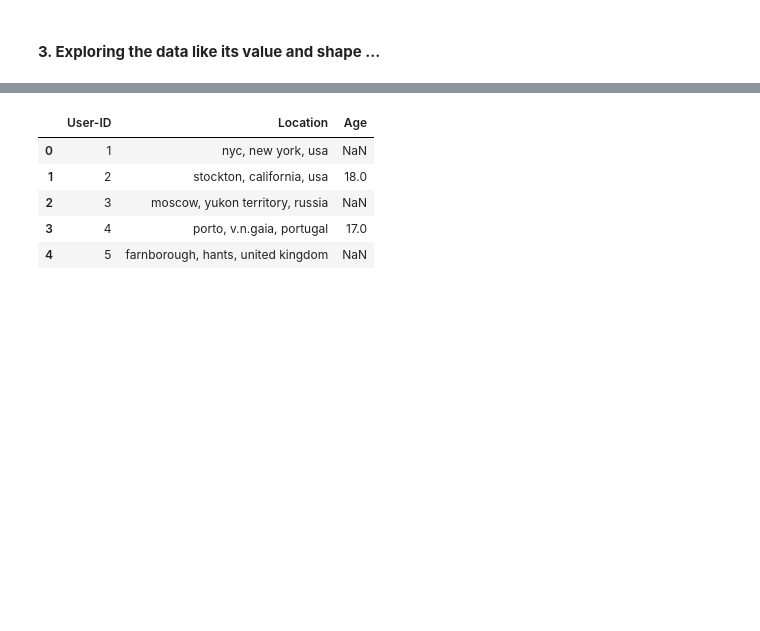
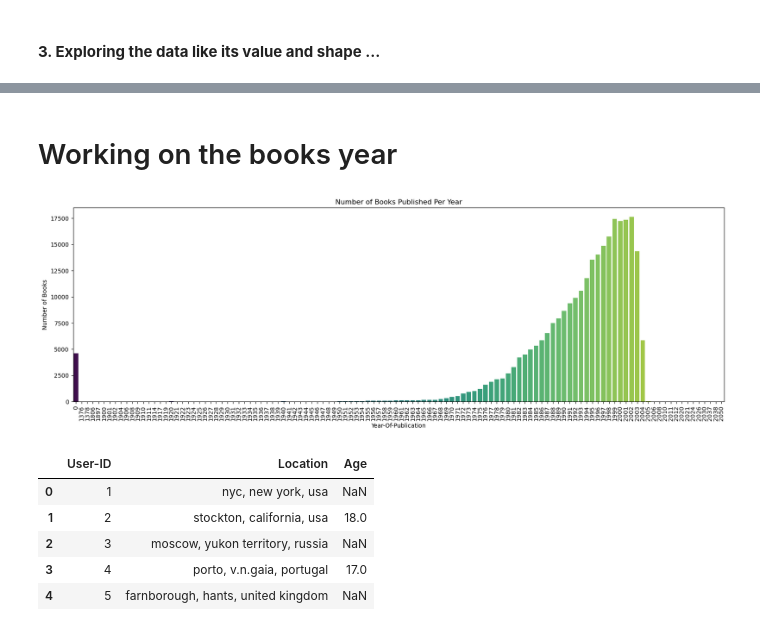
Before and after one commit to karkiayush/SynthBook, a Jupyter notebook: notebooks/analyzing_dataframe.ipynb, the cells around one changed output, grey strips where cells are left out. Drawn from its saved outputs; the diff is of its cells as text; code cells hidden in the pictures; blank space fills up the shorter version.

Commit message:
Added some visualization graphs and diagrams

```diff
--- a/notebooks/analyzing_dataframe.ipynb
+++ b/notebooks/analyzing_dataframe.ipynb
@@ -27,3 +30,36 @@ books.head()
+# %% [markdown]
+# Working on the books year
+# %%
+books1=books
+# %%
+# Assuming your data is already loaded into the 'books' dataframe
+# books = pd.read_csv('your_file.csv') # If you are loading from a CSV file
+
+# Convert 'Year-Of-Publication' to numeric, forcing errors to NaN
+books1["Year-Of-Publication"] = pd.to_numeric(
+    books1["Year-Of-Publication"], errors="coerce"
+)
+
+# Drop rows with NaN in 'Year-Of-Publication'
+books1 = books1.dropna(subset=["Year-Of-Publication"])
+
+# Convert 'Year-Of-Publication' to integers
+books1["Year-Of-Publication"] = books1["Year-Of-Publication"].astype(int)
+
+# Grouping by 'Year-Of-Publication' and counting the number of books per year
+books_per_year = books1["Year-Of-Publication"].value_counts().sort_index()
+
+# Creating the bar plot
+plt.figure(figsize=(20, 6))
+sns.barplot(
+    x=books_per_year.index, y=books_per_year.values, palette="viridis", width=0.8)
+plt.title("Number of Books Published Per Year")
+# plt.xlabel("Year")
+plt.xticks(rotation=90)  # Rotate x-axis labels to be vertical
+plt.ylabel("Number of Books")
+plt.show()
+# %% [output]
+[figure, added]
 # %%
 users.head()
 # %% [output]
```
Also changed, not shown: parts of 3 cells of this notebook, 2 other files.
